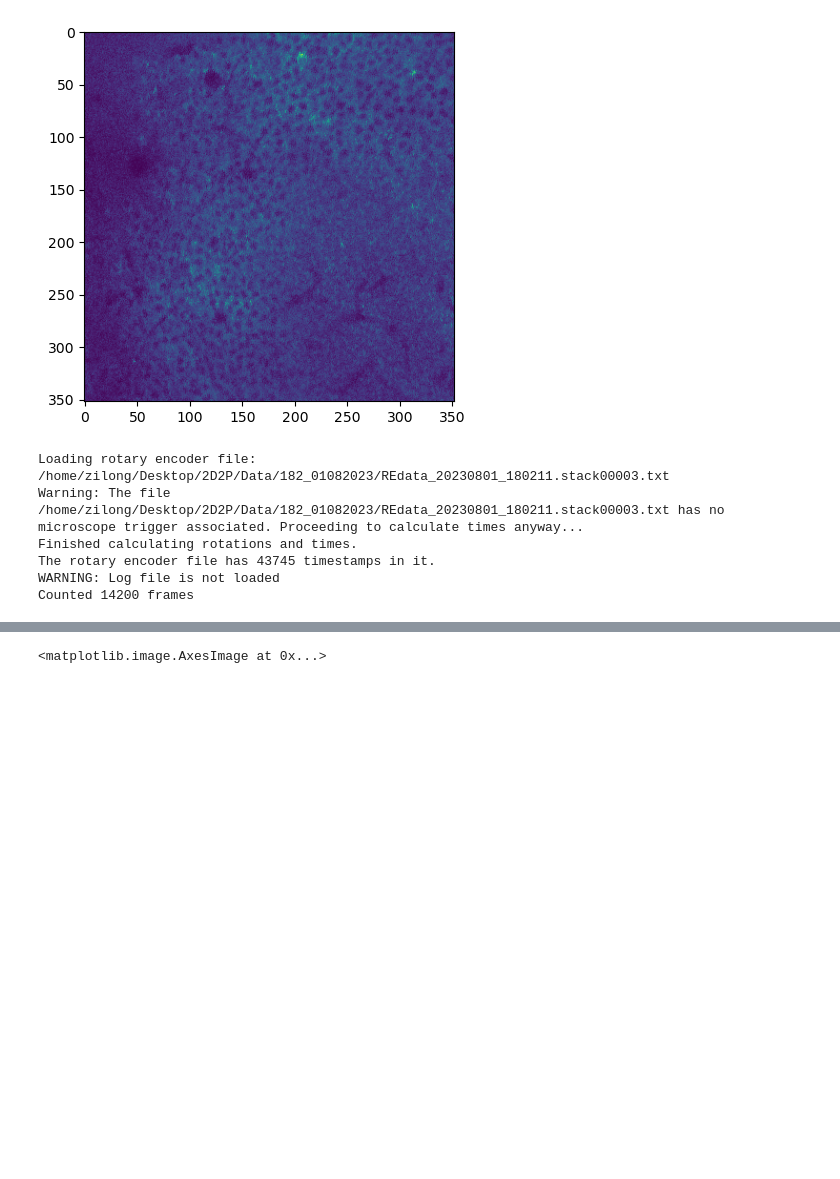
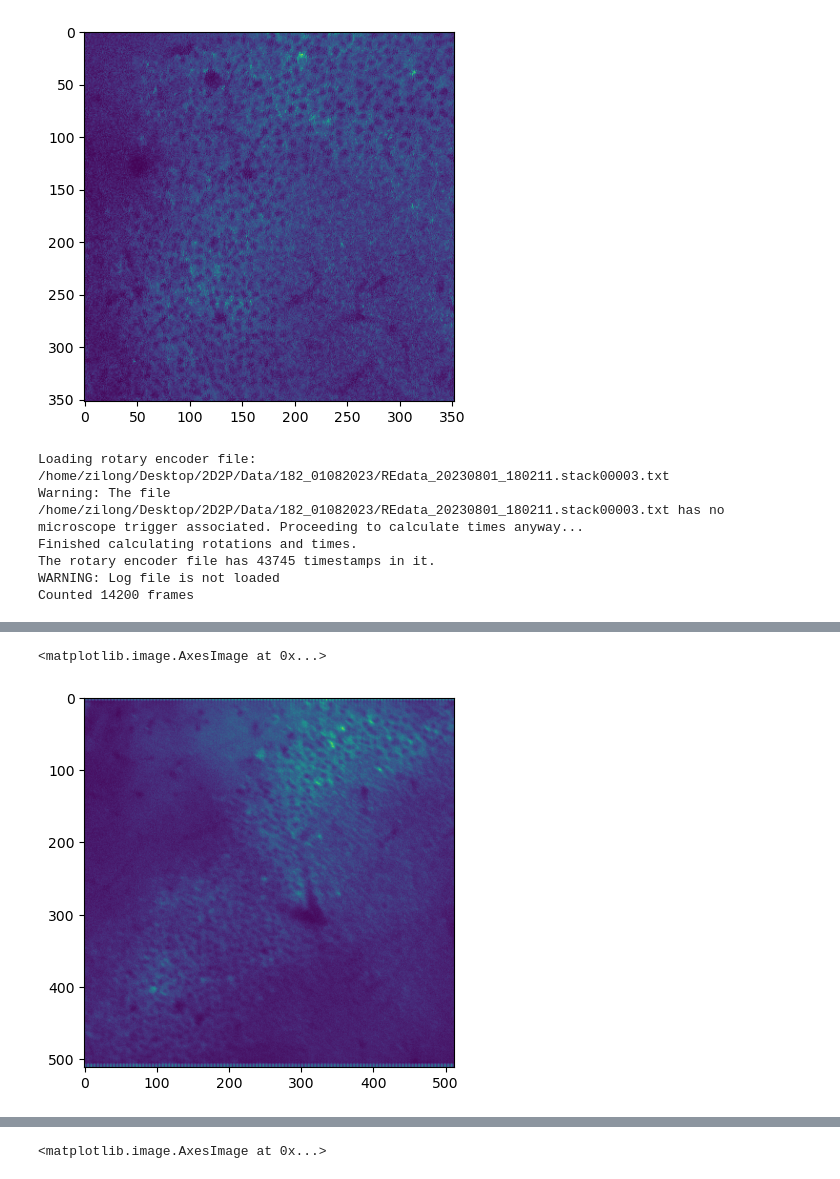
Before and after one commit to ZilongJi/2D2P, a Jupyter notebook: notebook/zstack_visualization.ipynb, the cells around one changed output, grey strips where cells are left out. Saved outputs shown, nothing was run; the diff lists cells and outputs as text; code cells hidden in the pictures; blank space fills up the shorter version.

```diff
--- a/notebook/zstack_visualization.ipynb
+++ b/notebook/zstack_visualization.ipynb
@@ -210,0 +249,5 @@ for j in range(71):
+# %%
+plt.imshow(allmeanZ[35])
+# %% [output]
+<matplotlib.image.AxesImage at 0x...>
+[figure, added]
```
Also changed, not shown: parts of 3 cells of this notebook, 3 other files.
